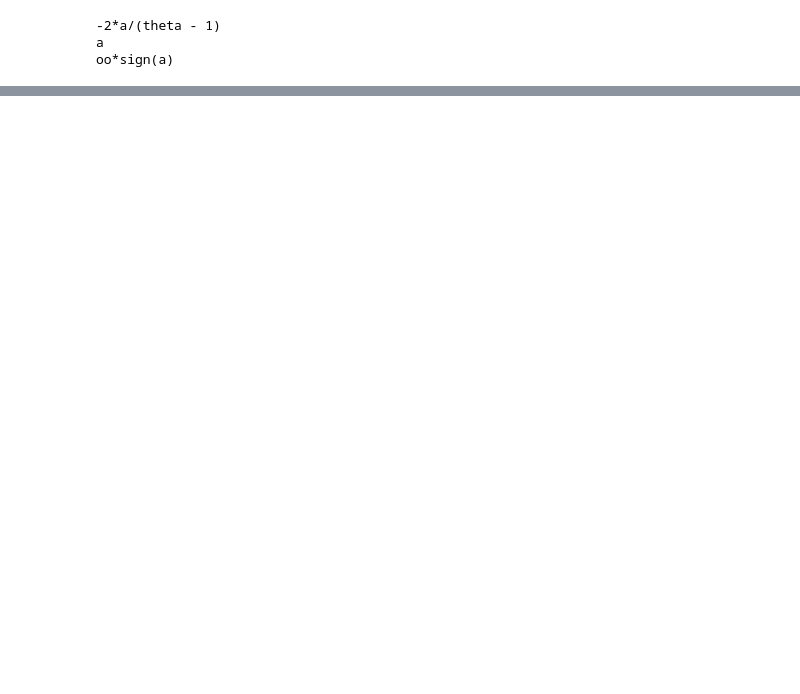
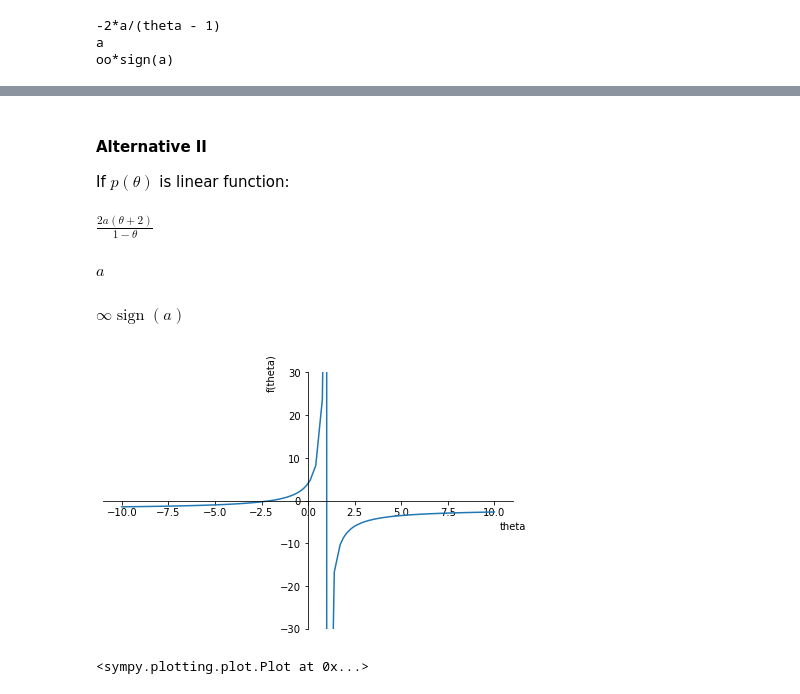
Before and after one commit to fabian-kutschera/P10_NDiES, a Jupyter notebook: SEAS/InfiniteLineElementxi.ipynb, the cells around one changed output, grey strips where cells are left out. Drawn from its saved outputs; the diff is of its cells as text; code cells hidden in the pictures; blank space fills up the shorter version.

Commit message:
add alternative 2

```diff
--- a/SEAS/InfiniteLineElementxi.ipynb
+++ b/SEAS/InfiniteLineElementxi.ipynb
@@ -70 +70,24 @@ sp.plot(fa2, ylim=[-30,30])
 <sympy.plotting.plot.Plot at 0x...>
+# %% [markdown]
+#### Alternative II
+
+If $p(\theta)$ is linear function:
+# %%
+f3 = 2*a*(2 + theta)/(1 - theta)
+f3
+# %% [output]
+$\displaystyle \frac{2 a \left(\theta + 2\right)}{1 - \theta}$
+# %%
+f3.subs(theta, -1)
+# %% [output]
+$\displaystyle a$
+# %%
+sp.limit(f3, theta, 1, dir='-')
+# %% [output]
+$\displaystyle \infty \operatorname{sign}{\left(a \right)}$
+# %%
+f3 = f3.subs(a, 1)
+sp.plot(f3, ylim=[-30,30])
+# %% [output]
+[figure, added]
+<sympy.plotting.plot.Plot at 0x...>
```
Also changed, not shown: parts of 3 cells of this notebook.
